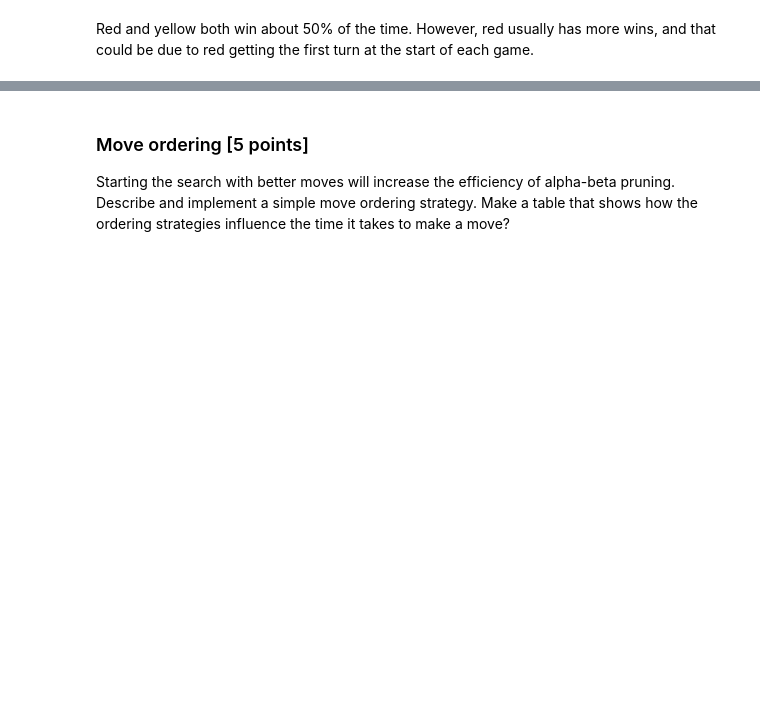
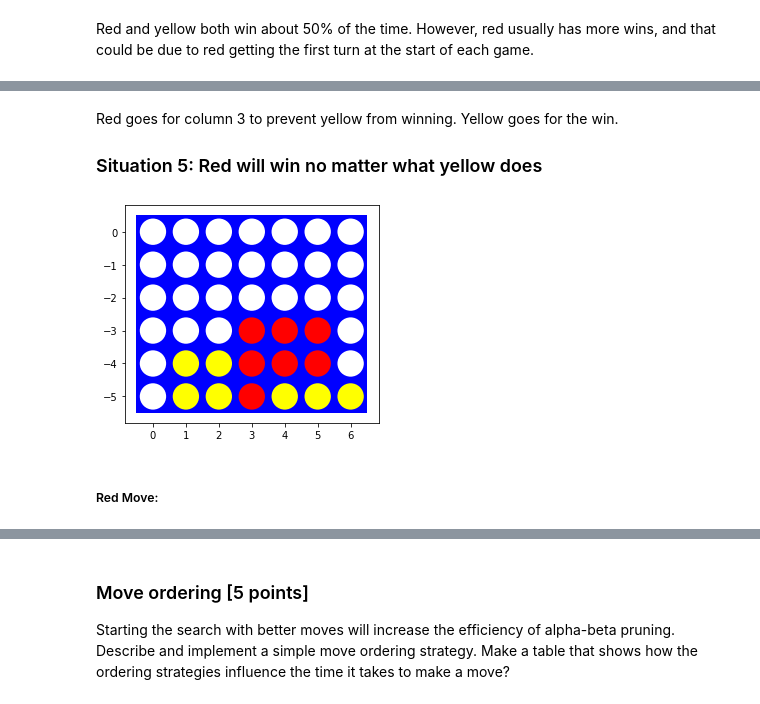
Before and after one commit to kirkwat/artificial-intelligence, a Jupyter notebook: assignment_5/assignment_connect4.ipynb, the cells around one changed output, grey strips where cells are left out. Drawn from its saved outputs; the diff is of its cells as text; code cells hidden in the pictures; blank space fills up the shorter version.

```diff
--- a/assignment_5/assignment_connect4.ipynb
+++ b/assignment_5/assignment_connect4.ipynb
@@ -257,0 +474,17 @@ How long does it take to make a move? Start with a smaller board with 4 columns
+# %% [markdown]
+Red goes for column 3 to prevent yellow from winning. Yellow goes for the win.
+
+### Situation 5: Red will win no matter what yellow does
+# %%
+board = [[0, 0, 0, 0, 0, 0, 0],
+         [0, 0, 0, 0, 0, 0, 0],
+         [0, 0, 0, 0, 0, 0, 0],
+         [0, 0, 0, 1, 1, 1, 0],
+         [0,-1,-1, 1, 1, 1, 0],
+         [0,-1,-1, 1,-1,-1,-1]]
+
+visualize(board)
+# %% [output]
+[figure, added]
+# %% [markdown]
+##### Red Move:
```
Also changed, not shown: parts of 48 cells of this notebook.
